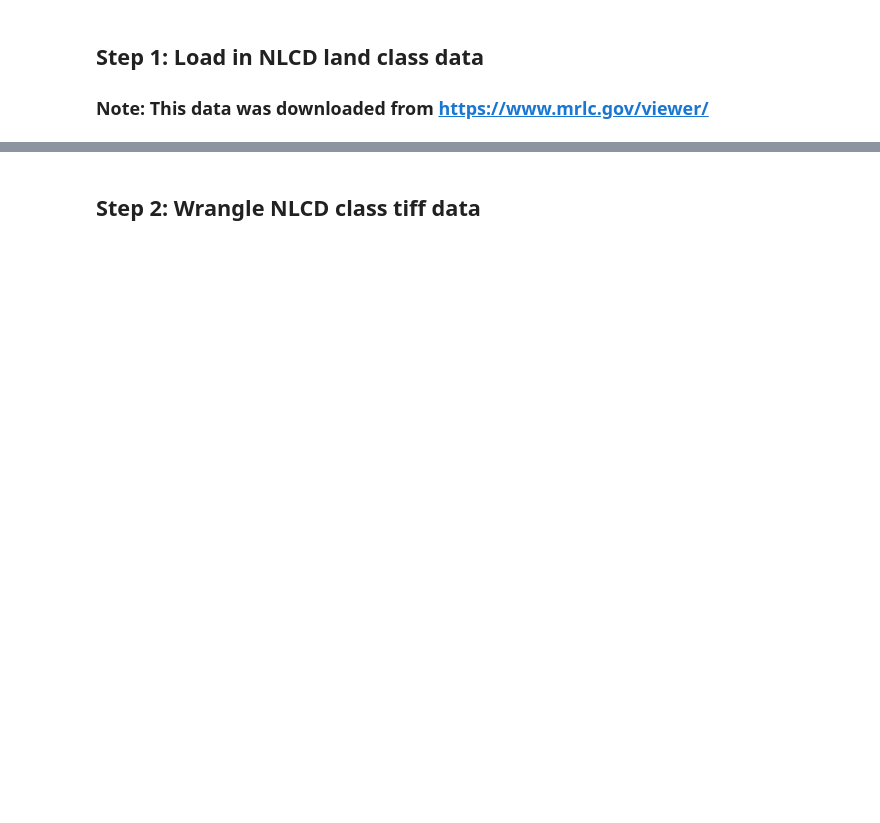
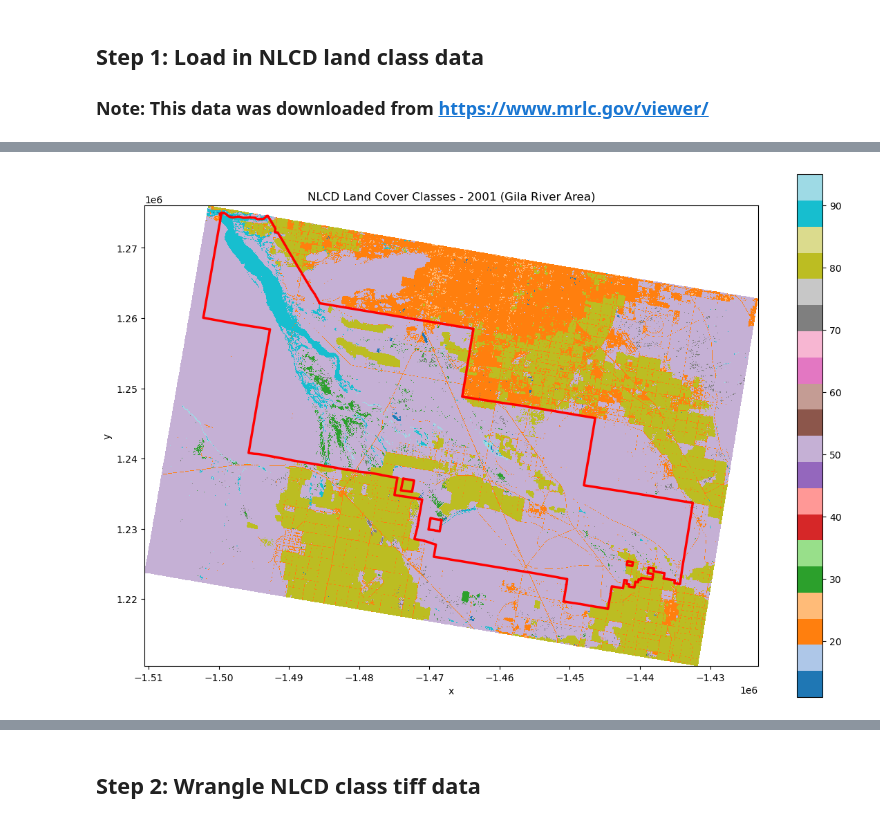
Before and after one commit to earthlab-education/04-vegetation-natshoff, a Jupyter notebook: notebooks/vegetation-05-portfolio.ipynb, the cells around one changed output, grey strips where cells are left out. Drawn from its saved outputs; the diff is of its cells as text; code cells hidden in the pictures; blank space fills up the shorter version.

```diff
--- a/notebooks/vegetation-05-portfolio.ipynb
+++ b/notebooks/vegetation-05-portfolio.ipynb
@@ -66,0 +67,9 @@ Extracting Annual_NLCD_LndCov_2022_CU_C1V1_mikye6oouxx6fw.tiff from NLCD_mikye6o
+# %%
+# Open and plot 2001 NLCD in one go
+nlcd_2001_path = out_dir / "Annual_NLCD_LndCov_2001_CU_C1V1_mil1dydofjyxbs.tiff"
+nlcd_2001 = rxr.open_rasterio(nlcd_2001_path, mask_and_scale=True).squeeze()
+
+# Simple plot
+#nlcd_2001.plot(figsize=(12, 8), cmap='tab20')
+#plt.title('NLCD Land Cover Classes - 2001')
+#plt.show()
@@ -66,0 +88,7 @@ Extracting Annual_NLCD_LndCov_2022_CU_C1V1_mikye6oouxx6fw.tiff from NLCD_mikye6o
+# %%
+# Reproject gila_gdf from EPSG:4269 to match NLCD's Albers projection
+gila_gdf_reproj = gila_gdf.to_crs(nlcd_2001.rio.crs)
+
+# Verify they're now in the same CRS
+print(f"NLCD CRS: {nlcd_2001.rio.crs}")
+print(f"Gila GDF CRS (reprojected): {gila_gdf_reproj.crs}")
@@ -66,0 +98,10 @@ Extracting Annual_NLCD_LndCov_2022_CU_C1V1_mikye6oouxx6fw.tiff from NLCD_mikye6o
+# %%
+# Plot with boundary
+fig, ax = plt.subplots(figsize=(12, 8))
+nlcd_2001.plot(ax=ax, cmap='tab20', add_colorbar=True)
+gila_gdf_reproj.plot(ax=ax, edgecolor='red', facecolor='none', linewidth=2.5)
+ax.set_title('NLCD Land Cover Classes - 2001 (Gila River Area)')
+plt.tight_layout()
+plt.show()
+# %% [output]
+[figure, added]
```
Also changed, not shown: parts of 10 cells of this notebook.
